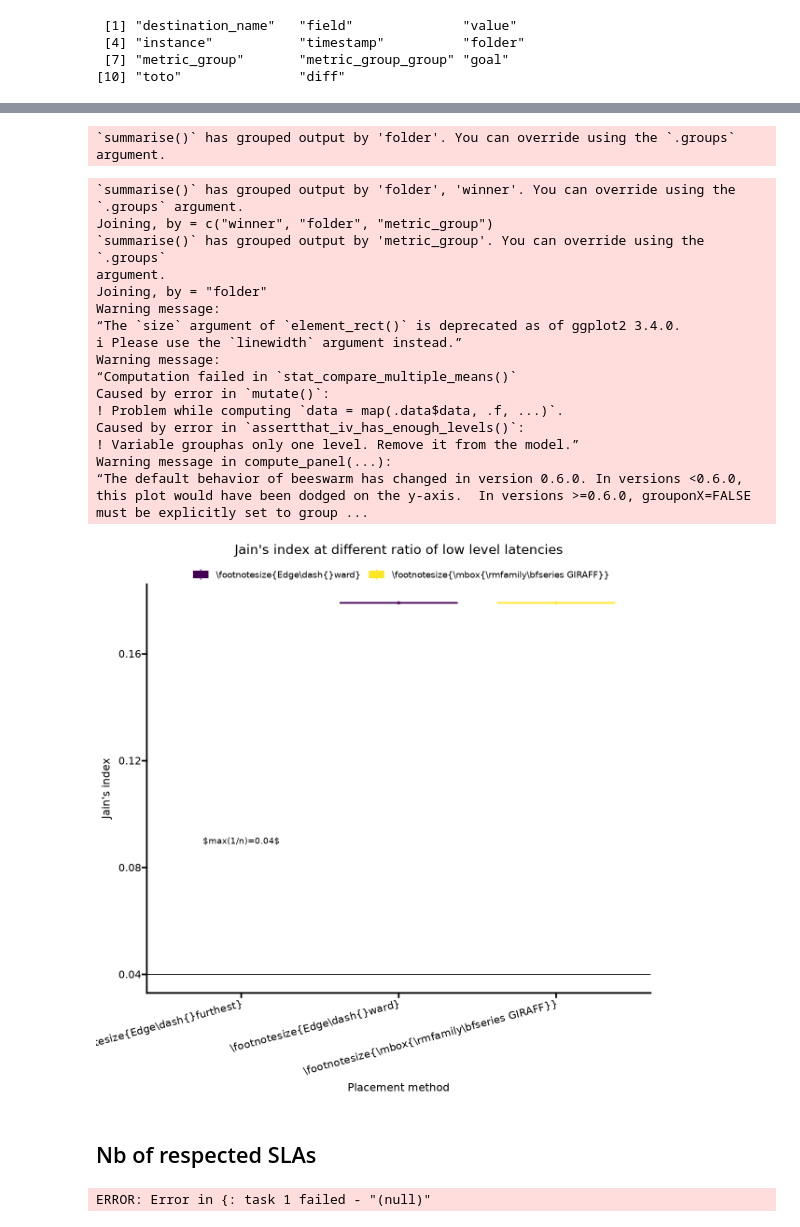
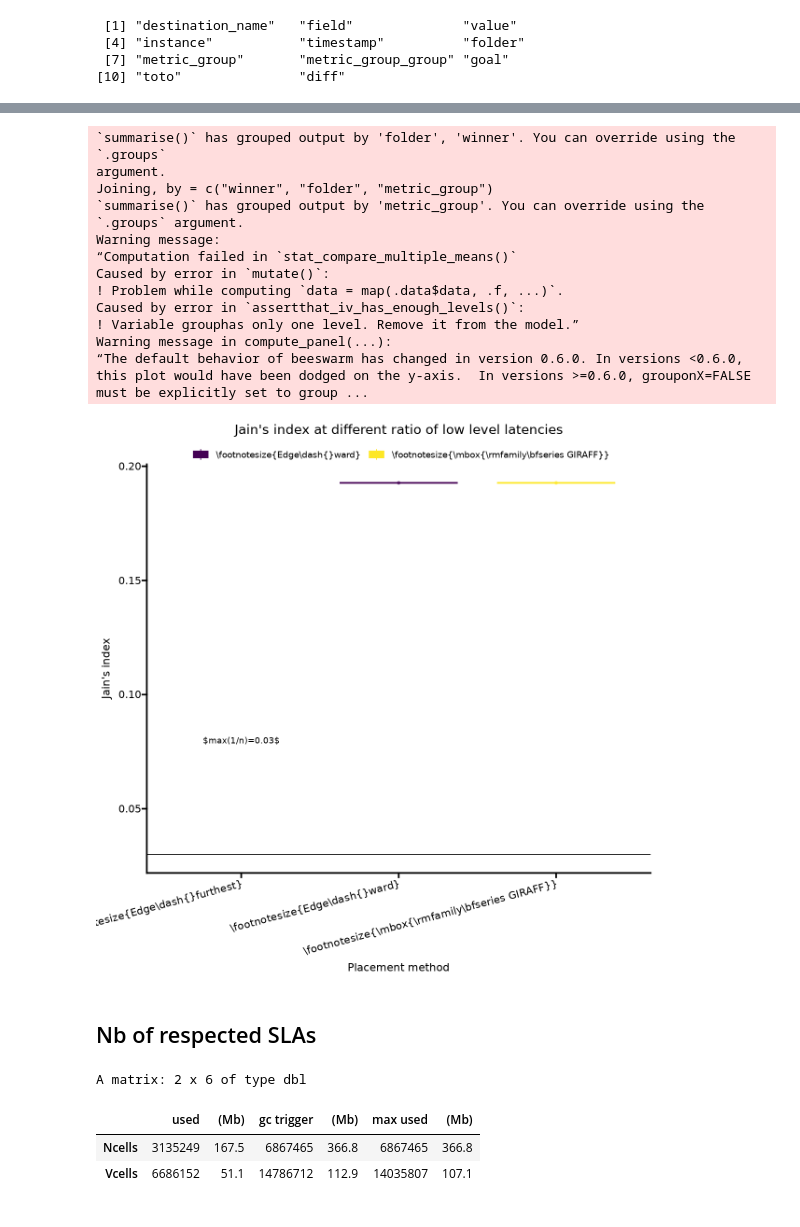
Before and after one commit to VolodiaPG/giraff, a Jupyter notebook: testbed/experiment.ipynb, the cells around one changed output, grey strips where cells are left out. Saved outputs shown, nothing was run; the diff lists cells and outputs as text; code cells hidden in the pictures.

```diff
--- a/testbed/experiment.ipynb
+++ b/testbed/experiment.ipynb
@@ -1341,16 +1252,13 @@ jains_index <- function(allocations) {
 #         group_by(folder) %>%
 #         summarise(total = sum(total))
 # %%
-raw.nb_functions <- raw.deployment_times %>%
-    ungroup() %>%
-    select(sla_id, folder, nb_functions_requested_total) %>%
-    distinct() %>%
-    group_by(folder, nb_functions_requested_total) %>%
-    summarise(nb_actual_functions = n()) %>%
-    mutate(nb_functions = nb_actual_functions / nb_functions_requested_total)
+# raw.nb_functions <- raw.deployment_times %>%
+#     ungroup() %>%
+#     select(sla_id, folder, nb_functions_requested_total) %>%
+#     distinct() %>%
+#     group_by(folder, nb_functions_requested_total) %>%
+#     summarise(nb_actual_functions = n()) %>%
+#     mutate(nb_functions = nb_actual_functions / nb_functions_requested_total)
-# %% [output]
-`summarise()` has grouped output by 'folder'. You can override using the `.groups`
-argument.
 # %%
 earnings.jains.plot.data.raw <- node_levels %>%
     rename(winner = name) %>%
@@ -1359,7 +1267,7 @@ earnings.jains.plot.data.raw <- node_levels %>%
     group_by(metric_group, folder) %>%
     summarise(jains_index = jains_index(earnings), worst_case = round(1 / n(), 2), n = n()) %>%
     rename(score = jains_index ) %>%
-    left_join(raw.nb_functions) %>%
+    # left_join(raw.nb_functions) %>%
     # left_join(raw.nb_functions.total.full %>% rename(total_func = total)) %>%
     # left_join(raw.nb_functions.total.ll %>% rename(total_func_ll = total)) %>%
     # rowwise() %>%
@@ -1384,42 +1292,37 @@ plots.jains <- earnings.jains.plot.data.raw %>%
     geom_beeswarm() +
     # stat_compare_means(comparisons = my_comparisons, label = "p.signif") +
     stat_anova_test() +
     labs(
         x = "Placement method",
         y = "Jain's index"
     ) +
     scale_alpha_continuous(guide = "none") +
     guides(color = guide_legend(nrow = 1), shape = guide_legend(nrow = 1), size = guide_legend(nrow = 1)) +
     theme(legend.background = element_rect(
         fill = alpha("white", .7),
         size = 0.2, color = "white"),
         axis.text.x = element_text(angle = 15, vjust = 1, hjust=1)
     ) +
     theme(legend.position = "top", legend.box = "vertical") +
     scale_color_viridis(discrete = T) +
     scale_fill_viridis(discrete = T)+
     theme(legend.spacing.y = unit(0, "cm"), legend.margin = margin(0, 0, 0, 0), legend.box.margin = margin(0, -10, -10, -10), )
 
 plots.jains + labs(title = plots.jains.caption)
 # %% [output]
-`summarise()` has grouped output by 'folder', 'winner'. You can override using the
-`.groups` argument.
+`summarise()` has grouped output by 'folder', 'winner'. You can override using the `.groups`
+argument.
 Joining, by = c("winner", "folder", "metric_group")
-`summarise()` has grouped output by 'metric_group'. You can override using the `.groups`
-argument.
-Joining, by = "folder"
-Warning message:
-“The `size` argument of `element_rect()` is deprecated as of ggplot2 3.4.0.
-ℹ Please use the `linewidth` argument instead.”
+`summarise()` has grouped output by 'metric_group'. You can override using the `.groups` argument.
 Warning message:
 “Computation failed in `stat_compare_multiple_means()`
 Caused by error in `mutate()`:
 ! Problem while computing `data = map(.data$data, .f, ...)`.
 Caused by error in `assertthat_iv_has_enough_levels()`:
 ! Variable grouphas only one level. Remove it from the model.”
 Warning message in compute_panel(...):
 “The default behavior of beeswarm has changed in version 0.6.0. In versions <0.6.0, this plot would have been dodged on the y-axis.  In versions >=0.6.0, grouponX=FALSE must be explicitly set to group ...
-[figure, old version]
+[figure, new version]
 # %% [markdown]
 ## Nb of respected SLAs
 # %%
@@ -1432,13 +1335,11 @@ if (reload_big_data) {
         #     summarise(max_timestamp = max(timestamp))
         gc()
 
-        load_single_csv(ark, "latency_header.csv") %>%
+        load_single_csv(ark, "proxy.csv") %>%
             prepare() %>%
             adjust_timestamps() %>%
-            rename(function_name = tag) %>%
+            rename(function_name = tags) %>%
             extract_function_name_info() %>%
-        # data %>%
-            # left_join(max_timestamp) %>%
             group_by(sla_id, folder, metric_group, metric_group_group, function_name) %>%
             summarise(
                 satisfied_count = sum(value <= latency),
@@ -1464,7 +1365,10 @@ if (reload_big_data) {
 gc()
 respected_sla.header.nb <- read.csv("./respected_sla.header.nb.csv")
 # %% [output]
-ERROR: Error in {: task 1 failed - "(null)"
+A matrix: 2 x 6 of type dbl
+|  | used | (Mb) | gc trigger | (Mb) | max used | (Mb) |
+| Ncells | 3135249 | 167.5 | 6867465 | 366.8 | 6867465 | 366.8 |
+| Vcells | 6686152 | 51.1 | 14786712 | 112.9 | 14035807 | 107.1 |
 # %%
 # if (reload_big_data) {
 #     registerDoParallel(cl = parallel_loading_datasets, cores = parallel_loading_datasets)
```
Also changed, not shown: parts of 24 cells of this notebook, 1 other file.
